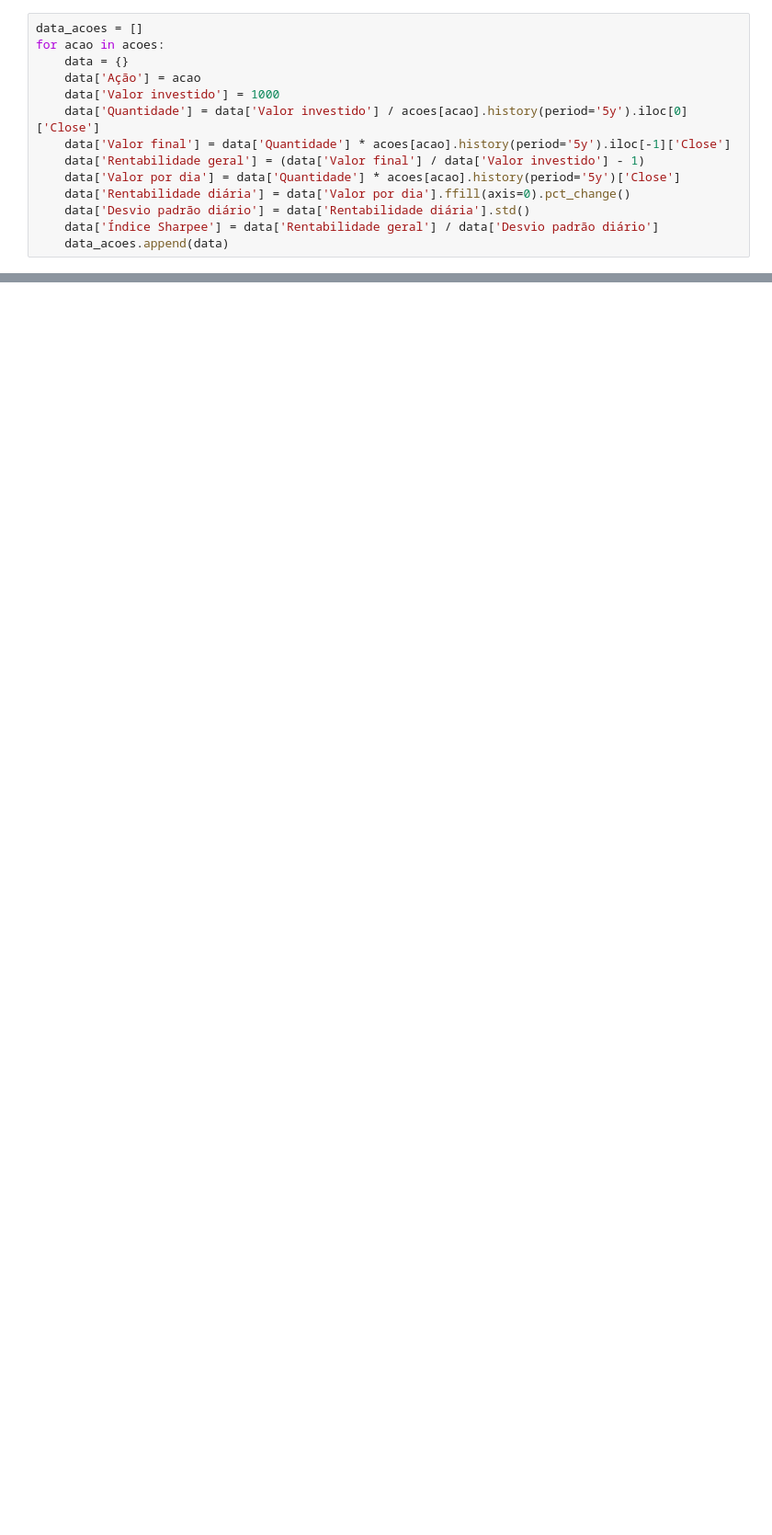
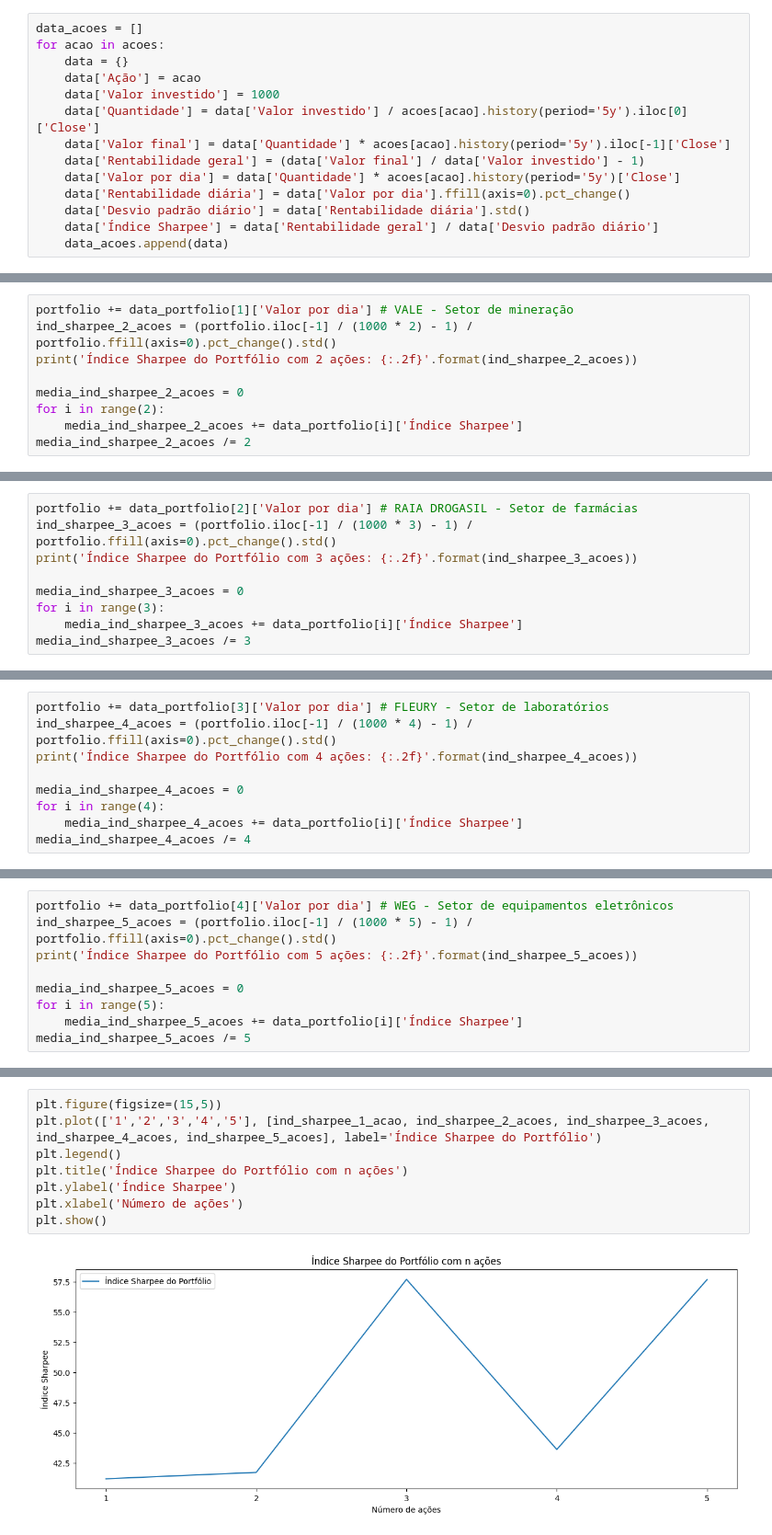
Before and after one commit to iancdesponds/APS-3-CDADOS, a Jupyter notebook: aps.ipynb, the cells around one changed output, grey strips where cells are left out. Shown: that part at 92% size. Cells and saved outputs as stored; diff of their text form; blank space fills up the shorter version.

```diff
--- a/aps.ipynb
+++ b/aps.ipynb
@@ -285,0 +450,9 @@ plt.show()
+# %%
+portfolio += data_portfolio[1]['Valor por dia'] # VALE - Setor de mineração
+ind_sharpee_2_acoes = (portfolio.iloc[-1] / (1000 * 2) - 1) / portfolio.ffill(axis=0).pct_change().std()
+print('Índice Sharpee do Portfólio com 2 ações: {:.2f}'.format(ind_sharpee_2_acoes))
+
+media_ind_sharpee_2_acoes = 0
+for i in range(2):
+    media_ind_sharpee_2_acoes += data_portfolio[i]['Índice Sharpee']
+media_ind_sharpee_2_acoes /= 2
@@ -285,0 +461,9 @@ plt.show()
+# %%
+portfolio += data_portfolio[2]['Valor por dia'] # RAIA DROGASIL - Setor de farmácias
+ind_sharpee_3_acoes = (portfolio.iloc[-1] / (1000 * 3) - 1) / portfolio.ffill(axis=0).pct_change().std()
+print('Índice Sharpee do Portfólio com 3 ações: {:.2f}'.format(ind_sharpee_3_acoes))
+
+media_ind_sharpee_3_acoes = 0
+for i in range(3):
+    media_ind_sharpee_3_acoes += data_portfolio[i]['Índice Sharpee']
+media_ind_sharpee_3_acoes /= 3
@@ -285,0 +472,9 @@ plt.show()
+# %%
+portfolio += data_portfolio[3]['Valor por dia'] # FLEURY - Setor de laboratórios
+ind_sharpee_4_acoes = (portfolio.iloc[-1] / (1000 * 4) - 1) / portfolio.ffill(axis=0).pct_change().std()
+print('Índice Sharpee do Portfólio com 4 ações: {:.2f}'.format(ind_sharpee_4_acoes))
+
+media_ind_sharpee_4_acoes = 0
+for i in range(4):
+    media_ind_sharpee_4_acoes += data_portfolio[i]['Índice Sharpee']
+media_ind_sharpee_4_acoes /= 4
@@ -285,0 +483,9 @@ plt.show()
+# %%
+portfolio += data_portfolio[4]['Valor por dia'] # WEG - Setor de equipamentos eletrônicos
+ind_sharpee_5_acoes = (portfolio.iloc[-1] / (1000 * 5) - 1) / portfolio.ffill(axis=0).pct_change().std()
+print('Índice Sharpee do Portfólio com 5 ações: {:.2f}'.format(ind_sharpee_5_acoes))
+
+media_ind_sharpee_5_acoes = 0
+for i in range(5):
+    media_ind_sharpee_5_acoes += data_portfolio[i]['Índice Sharpee']
+media_ind_sharpee_5_acoes /= 5
@@ -285,0 +496,10 @@ plt.show()
+# %%
+plt.figure(figsize=(15,5))
+plt.plot(['1','2','3','4','5'], [ind_sharpee_1_acao, ind_sharpee_2_acoes, ind_sharpee_3_acoes, ind_sharpee_4_acoes, ind_sharpee_5_acoes], label='Índice Sharpee do Portfólio')
+plt.legend()
+plt.title('Índice Sharpee do Portfólio com n ações')
+plt.ylabel('Índice Sharpee')
+plt.xlabel('Número de ações')
+plt.show()
+# %% [output]
+[figure, added]
```
Also changed, not shown: parts of 53 cells of this notebook.
